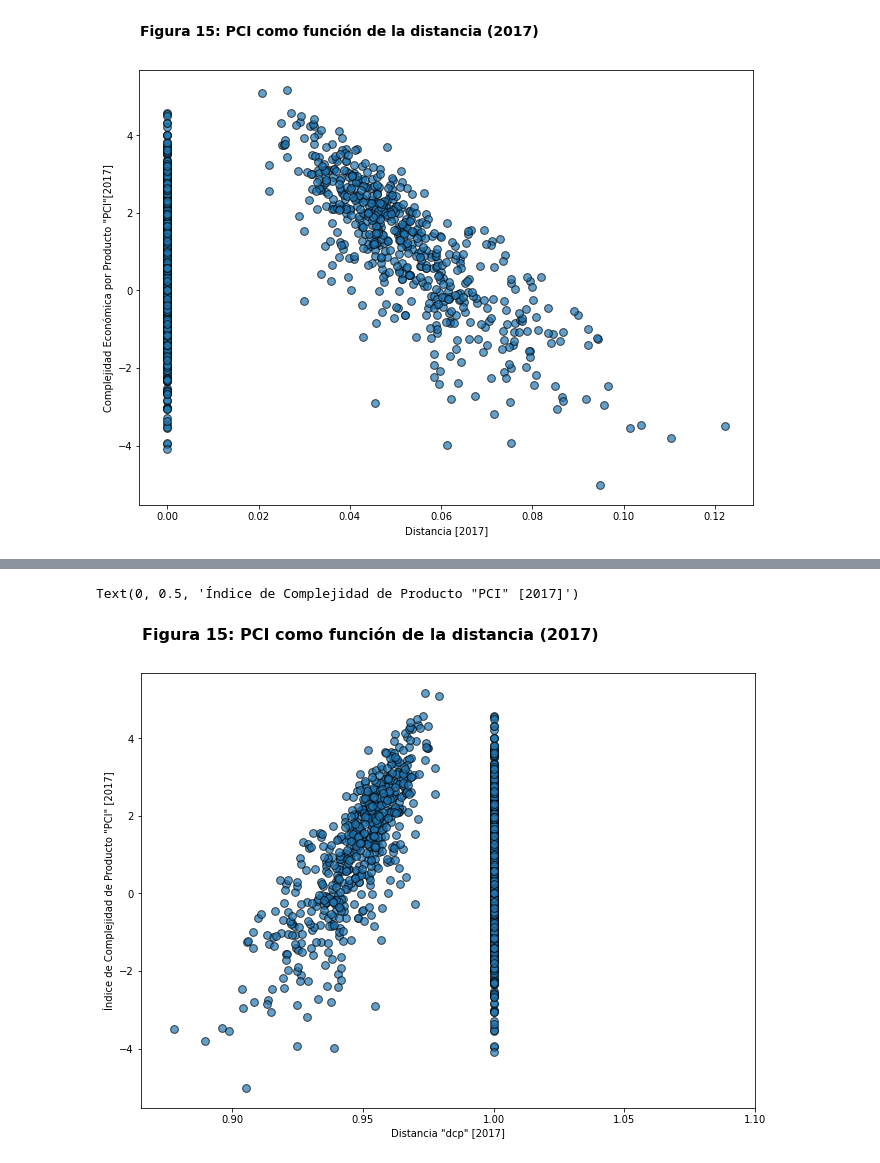
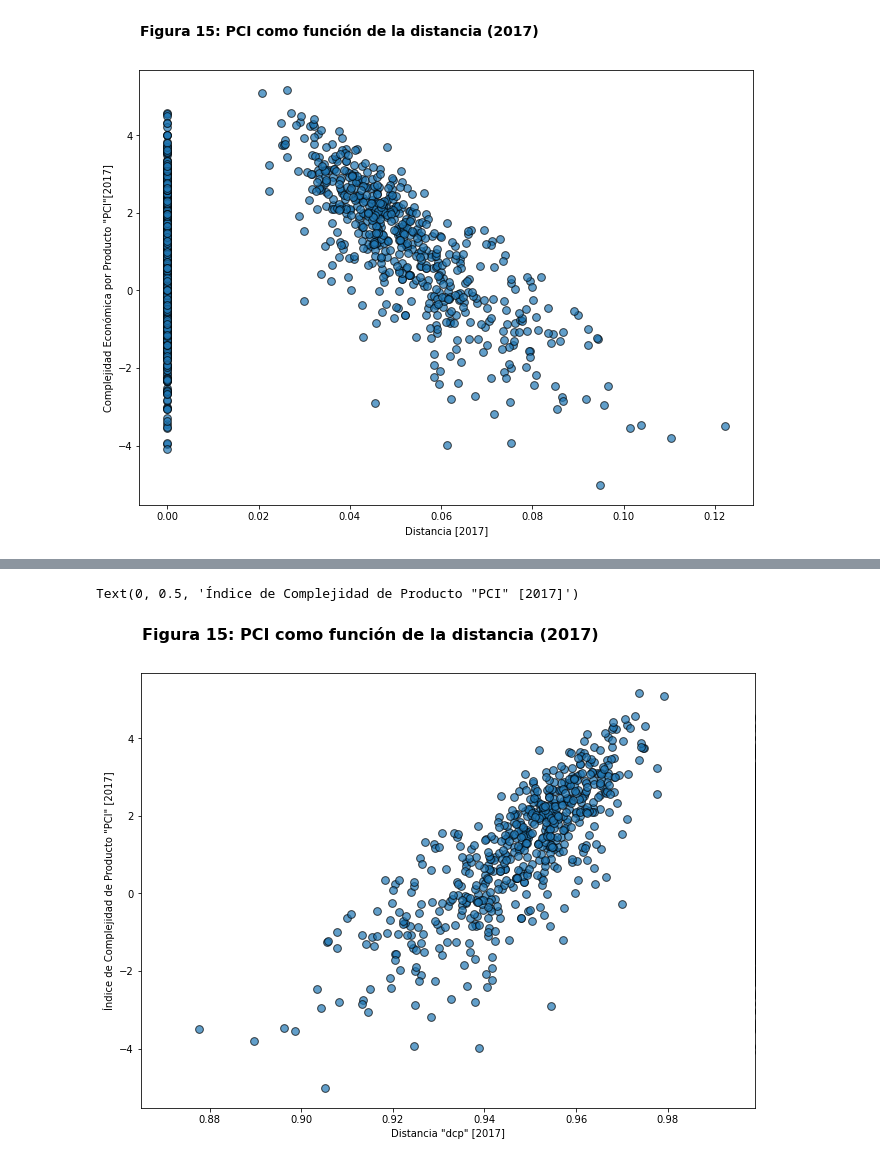
Before and after one commit to descandon88/Ecuador-Growth-data-set, a Jupyter notebook: calc_coi.ipynb, the cells around one changed output, grey strips where cells are left out. Saved outputs shown, nothing was run; the diff lists cells and outputs as text; code cells hidden in the pictures.

```diff
--- a/calc_coi.ipynb
+++ b/calc_coi.ipynb
@@ -674,32 +674,32 @@ pci2017=df_final_ec['pci']
 # countryNames=df_PciCoi_ec['Country']
 # nameCode=df_PciCoi_ec['country_code']
 
-plt.xlim(0.865, 1.1)
+plt.xlim(0.865, 0.999)
 
 plt.scatter(distance2017, pci2017, s=60, alpha=0.7, edgecolors="k",cmap='silver');
 
 plt.suptitle(
     "Figura 15: PCI como función de la distancia (2017)",
     fontsize=16,
     fontweight="bold",
     x=0.126,
     y=0.96,
     ha="left",  wrap=True,
 )
 
 # # Se añade el label y el color sólo a Ecuador.
 # for (disz,pciz) in zip(distance2017, pci2017):
 #         if disz <1:
 #           plt.scatter(disz, pciz, alpha=0.7,cmap='silver')
           # plt.text(pbiz, Coiz, nz, va='bottom', ha='right')
         # elif Coiz>=1.8:
         #   plt.scatter(pbiz, Coiz, alpha=0.9, edgecolors="r",cmap='orange')
         #   plt.text(pbiz, Coiz, codez, va='bottom', ha='right')
 
 
 
 plt.xlabel('Distancia "dcp" [2017]')
 plt.ylabel('Índice de Complejidad de Producto "PCI" [2017]')
 # %% [output]
 Text(0, 0.5, 'Índice de Complejidad de Producto "PCI" [2017]')
-[figure, old version]
+[figure, new version]
```
